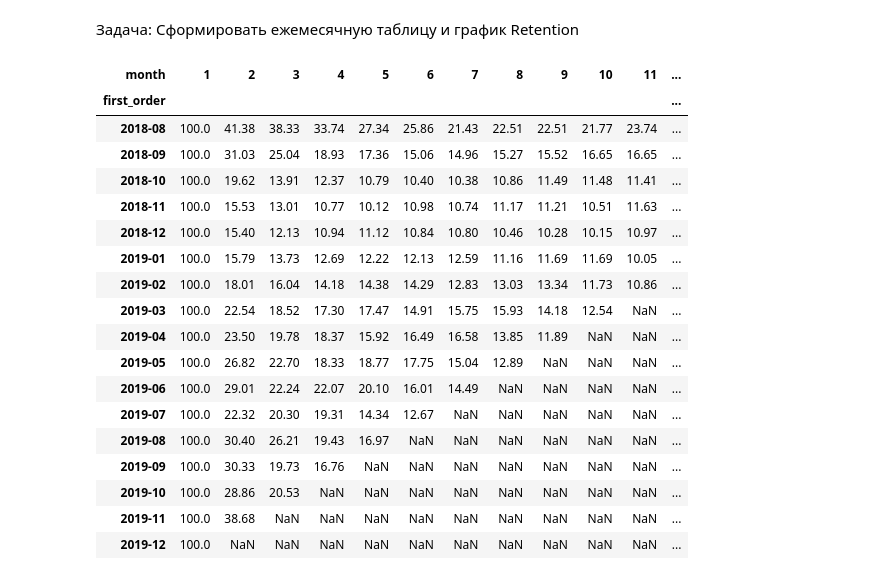
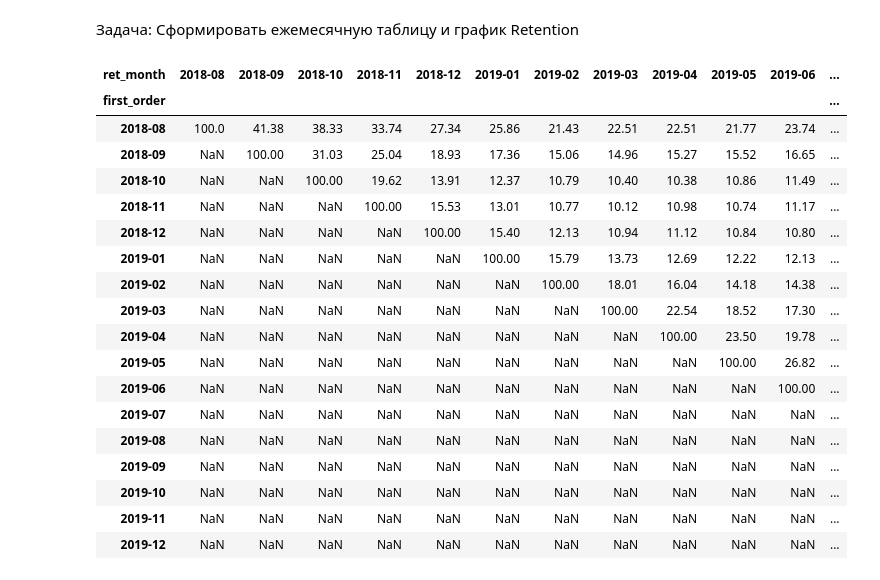
Before and after one commit to httphellojulia/myrepo, a Jupyter notebook: Retention/Python/Retention.ipynb, the cells around one changed output. Saved outputs shown, nothing was run; the diff lists cells and outputs as text; code cells hidden in the pictures.

```diff
--- a/Retention/Python/Retention.ipynb
+++ b/Retention/Python/Retention.ipynb
@@ -16,42 +16,36 @@ joined.rename(columns={'shipped_at_y': 'first_order'}, inplace = True)
 
 joined = joined.groupby(['first_order','ret_month'])['user_id'].unique()
 
-def funct_(row):
-    count = 0
-    for element in row:
-        count += 1
-    return count
-
-joined = pd.DataFrame(joined.apply(funct_).reset_index())
+joined = pd.DataFrame(joined.apply(len).reset_index())
 joined['max_user'] = joined.groupby('first_order')['user_id'].transform('max')
-joined['month'] = joined.sort_values(['first_order','ret_month']).groupby('first_order').cumcount()+1
+joined['month'] = joined.sort_values(['first_order','ret_month']).groupby('first_order').cumcount()
 joined['ret'] = round((joined['user_id'] / joined['max_user'])*100,2)
 # %%
-#retention = joined.pivot_table(index='first_order',columns='ret_month',values='ret')
+retention = joined.pivot_table(index='first_order',columns='ret_month',values='ret')
+retention.head(30)
+
+#retention = joined.pivot_table(index='first_order',columns='month',values='ret')
 #retention.head(30)
-
-retention = joined.pivot_table(index='first_order',columns='month',values='ret')
-retention.head(30)
 # %% [output]
-| month | 1 | 2 | 3 | 4 | 5 | 6 | 7 | 8 | 9 | 10 | 11 | ... |
+| ret_month | 2018-08 | 2018-09 | 2018-10 | 2018-11 | 2018-12 | 2019-01 | 2019-02 | 2019-03 | 2019-04 | 2019-05 | 2019-06 | ... |
 | first_order |  |  |  |  |  |  |  |  |  |  |  | ... |
 | 2018-08 | 100.0 | 41.38 | 38.33 | 33.74 | 27.34 | 25.86 | 21.43 | 22.51 | 22.51 | 21.77 | 23.74 | ... |
-| 2018-09 | 100.0 | 31.03 | 25.04 | 18.93 | 17.36 | 15.06 | 14.96 | 15.27 | 15.52 | 16.65 | 16.65 | ... |
-| 2018-10 | 100.0 | 19.62 | 13.91 | 12.37 | 10.79 | 10.40 | 10.38 | 10.86 | 11.49 | 11.48 | 11.41 | ... |
-| 2018-11 | 100.0 | 15.53 | 13.01 | 10.77 | 10.12 | 10.98 | 10.74 | 11.17 | 11.21 | 10.51 | 11.63 | ... |
-| 2018-12 | 100.0 | 15.40 | 12.13 | 10.94 | 11.12 | 10.84 | 10.80 | 10.46 | 10.28 | 10.15 | 10.97 | ... |
-| 2019-01 | 100.0 | 15.79 | 13.73 | 12.69 | 12.22 | 12.13 | 12.59 | 11.16 | 11.69 | 11.69 | 10.05 | ... |
-| 2019-02 | 100.0 | 18.01 | 16.04 | 14.18 | 14.38 | 14.29 | 12.83 | 13.03 | 13.34 | 11.73 | 10.86 | ... |
-| 2019-03 | 100.0 | 22.54 | 18.52 | 17.30 | 17.47 | 14.91 | 15.75 | 15.93 | 14.18 | 12.54 | NaN | ... |
-| 2019-04 | 100.0 | 23.50 | 19.78 | 18.37 | 15.92 | 16.49 | 16.58 | 13.85 | 11.89 | NaN | NaN | ... |
-| 2019-05 | 100.0 | 26.82 | 22.70 | 18.33 | 18.77 | 17.75 | 15.04 | 12.89 | NaN | NaN | NaN | ... |
-| 2019-06 | 100.0 | 29.01 | 22.24 | 22.07 | 20.10 | 16.01 | 14.49 | NaN | NaN | NaN | NaN | ... |
-| 2019-07 | 100.0 | 22.32 | 20.30 | 19.31 | 14.34 | 12.67 | NaN | NaN | NaN | NaN | NaN | ... |
-| 2019-08 | 100.0 | 30.40 | 26.21 | 19.43 | 16.97 | NaN | NaN | NaN | NaN | NaN | NaN | ... |
-| 2019-09 | 100.0 | 30.33 | 19.73 | 16.76 | NaN | NaN | NaN | NaN | NaN | NaN | NaN | ... |
-| 2019-10 | 100.0 | 28.86 | 20.53 | NaN | NaN | NaN | NaN | NaN | NaN | NaN | NaN | ... |
-| 2019-11 | 100.0 | 38.68 | NaN | NaN | NaN | NaN | NaN | NaN | NaN | NaN | NaN | ... |
-| 2019-12 | 100.0 | NaN | NaN | NaN | NaN | NaN | NaN | NaN | NaN | NaN | NaN | ... |
+| 2018-09 | NaN | 100.00 | 31.03 | 25.04 | 18.93 | 17.36 | 15.06 | 14.96 | 15.27 | 15.52 | 16.65 | ... |
+| 2018-10 | NaN | NaN | 100.00 | 19.62 | 13.91 | 12.37 | 10.79 | 10.40 | 10.38 | 10.86 | 11.49 | ... |
+| 2018-11 | NaN | NaN | NaN | 100.00 | 15.53 | 13.01 | 10.77 | 10.12 | 10.98 | 10.74 | 11.17 | ... |
+| 2018-12 | NaN | NaN | NaN | NaN | 100.00 | 15.40 | 12.13 | 10.94 | 11.12 | 10.84 | 10.80 | ... |
+| 2019-01 | NaN | NaN | NaN | NaN | NaN | 100.00 | 15.79 | 13.73 | 12.69 | 12.22 | 12.13 | ... |
+| 2019-02 | NaN | NaN | NaN | NaN | NaN | NaN | 100.00 | 18.01 | 16.04 | 14.18 | 14.38 | ... |
+| 2019-03 | NaN | NaN | NaN | NaN | NaN | NaN | NaN | 100.00 | 22.54 | 18.52 | 17.30 | ... |
+| 2019-04 | NaN | NaN | NaN | NaN | NaN | NaN | NaN | NaN | 100.00 | 23.50 | 19.78 | ... |
+| 2019-05 | NaN | NaN | NaN | NaN | NaN | NaN | NaN | NaN | NaN | 100.00 | 26.82 | ... |
+| 2019-06 | NaN | NaN | NaN | NaN | NaN | NaN | NaN | NaN | NaN | NaN | 100.00 | ... |
+| 2019-07 | NaN | NaN | NaN | NaN | NaN | NaN | NaN | NaN | NaN | NaN | NaN | ... |
+| 2019-08 | NaN | NaN | NaN | NaN | NaN | NaN | NaN | NaN | NaN | NaN | NaN | ... |
+| 2019-09 | NaN | NaN | NaN | NaN | NaN | NaN | NaN | NaN | NaN | NaN | NaN | ... |
+| 2019-10 | NaN | NaN | NaN | NaN | NaN | NaN | NaN | NaN | NaN | NaN | NaN | ... |
+| 2019-11 | NaN | NaN | NaN | NaN | NaN | NaN | NaN | NaN | NaN | NaN | NaN | ... |
+| 2019-12 | NaN | NaN | NaN | NaN | NaN | NaN | NaN | NaN | NaN | NaN | NaN | ... |
 # %%
 retention = joined.pivot_table(index='month',columns='first_order',values='ret')
 retention[['2018-08','2018-09','2018-10','2018-11','2018-12','2019-01','2019-02']].plot(figsize=(20,10))
```
Also changed, not shown: parts of 1 cell of this notebook.
